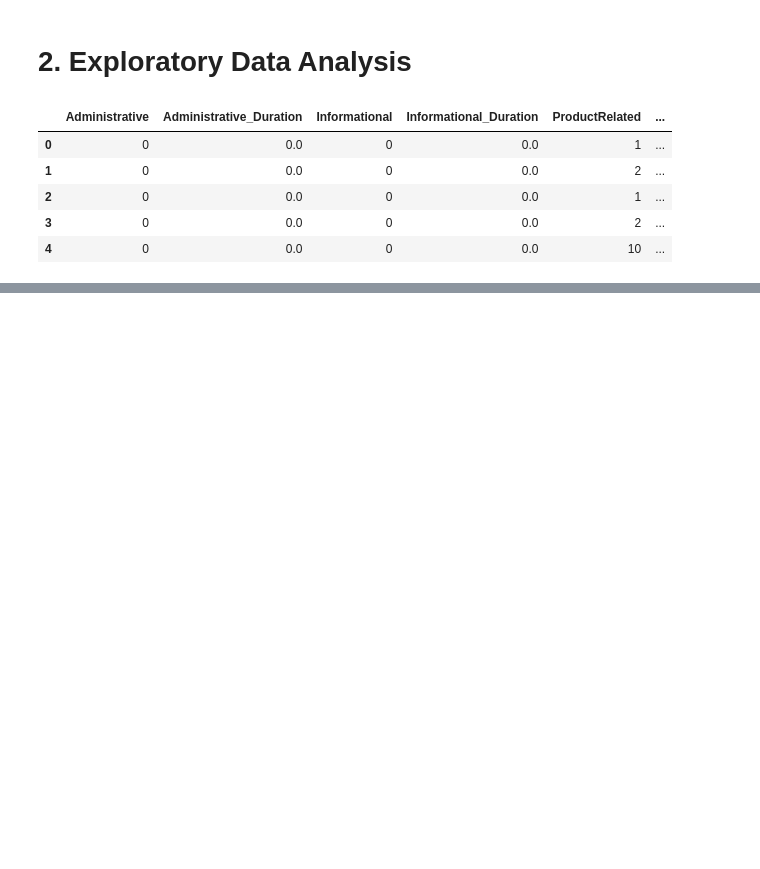
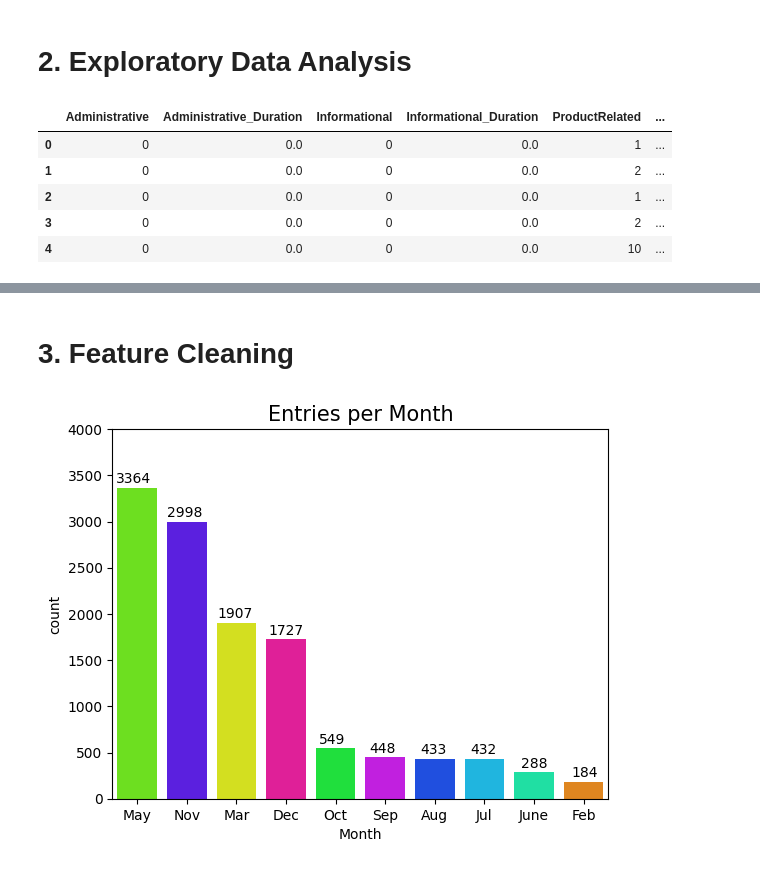
Before and after one commit to muyuanhe0404/ml-projects-collection, a Jupyter notebook: project_collection/Online_Shopping_Intention_Analysis/notebooks/online_shopping_intention_analysis.ipynb, the cells around one changed output, grey strips where cells are left out. Saved outputs shown, nothing was run; the diff lists cells and outputs as text; code cells hidden in the pictures; blank space fills up the shorter version.

```diff
--- a/project_collection/Online_Shopping_Intention_Analysis/notebooks/online_shopping_intention_analysis.ipynb
+++ b/project_collection/Online_Shopping_Intention_Analysis/notebooks/online_shopping_intention_analysis.ipynb
@@ -77,0 +147,16 @@ shopping.head()
+# %% [markdown]
+# 3. Feature Cleaning
+# %%
+# get rid of Month for sure, missing months which will bias data, also time sensitivity is included in special day feature
+monthly = shopping['Month'].value_counts()
+palette2 = sns.color_palette("hsv",10)
+sns.countplot(x='Month', data=shopping, hue='Month',order=monthly.index,palette=palette2)
+plt.title('Entries per Month', fontsize=15)
+xval = -.42
+plt.ylim(0,4000)
+
+for index, value in monthly.items():
+    plt.text(x=xval, y=value+50, s=str(value))
+    xval += 1.02
+# %% [output]
+[figure, added]
```
Also changed, not shown: parts of 31 cells of this notebook, 5 other files.
